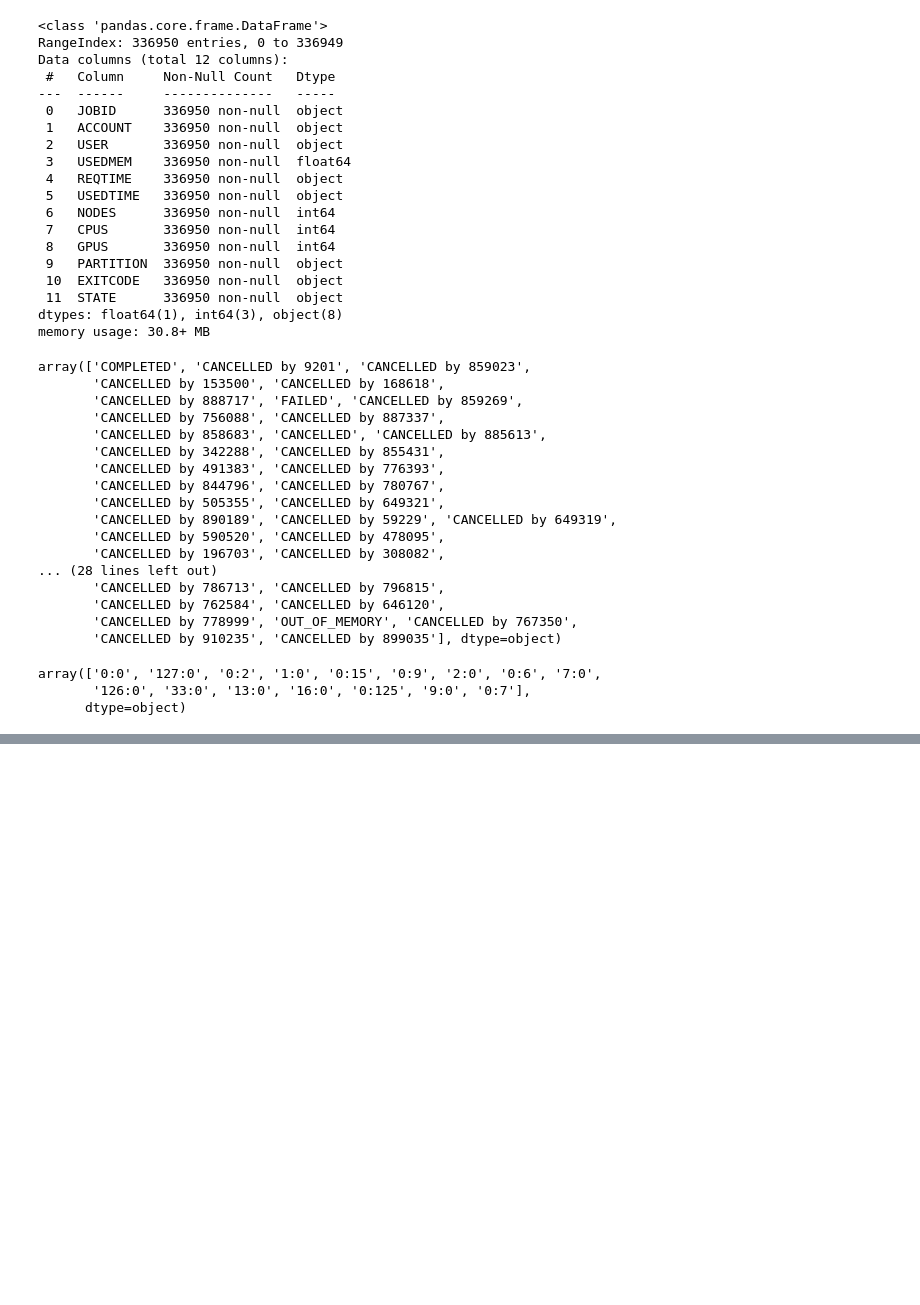
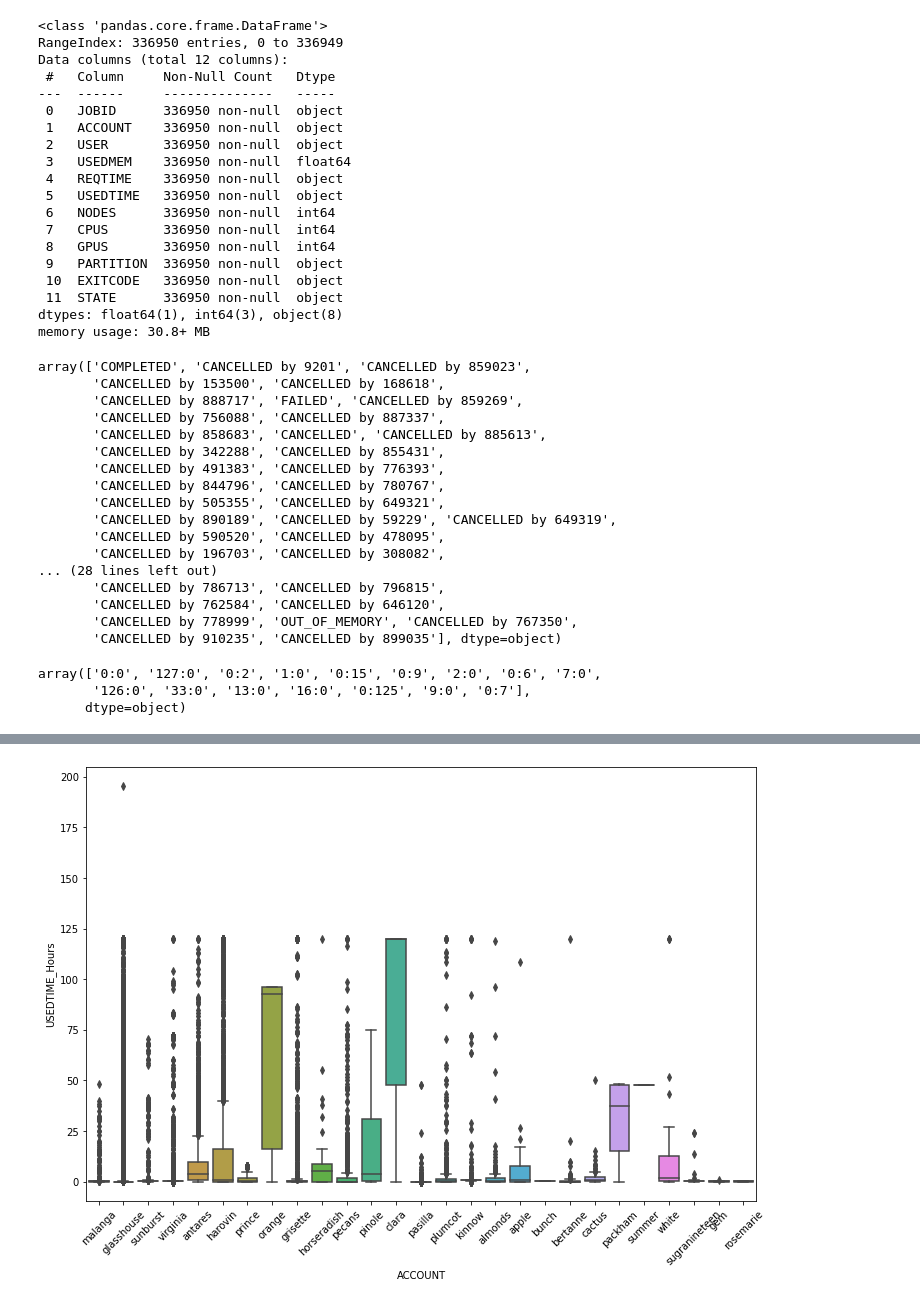
Before and after one commit to ashamaheshwari/accre_vanderbilt_project, a Jupyter notebook: AM_ACCRE.ipynb, the cells around one changed output, grey strips where cells are left out. Drawn from its saved outputs; the diff is of its cells as text; code cells hidden in the pictures; blank space fills up the shorter version.

Commit message:
Working on Questions and plots

```diff
--- a/AM_ACCRE.ipynb
+++ b/AM_ACCRE.ipynb
@@ -97,0 +142,35 @@ array(['0:0', '127:0', '0:2', '1:0', '0:15', '0:9', '2:0', '0:6', '7:0',
+# %%
+
+def time_to_hours(col): # Where col is a series gotten from the dataframe
+
+    # Each row in USEDTIME/REQTIME is of the format:
+    # Days-H:M:S
+    # So we should be able to just take every value and convert them to seconds, then convert that final number to hours
+
+    output_col = []
+    for item in col:
+        total_seconds = 0
+        # item should be a string, ie 2-10:19:00
+        # Split based on the :
+        values = item.split(":")
+
+        # Using the example 2-10:19:00
+        total_seconds += float(values[2])       # 00
+        total_seconds += float(values[1]) * 60  # 19
+
+        # We can't just add values[0] because there's a chance it has a day attached to it
+        # So values[0] may actually "2-10"
+        if "-" in values[0]:
+            day_split = values[0].split("-")
+            total_seconds += float(day_split[1]) * 60 * 60      # 10
+            total_seconds += float(day_split[0]) * 60 * 60 * 24 # 2
+        else:
+            total_seconds += float(values[0]) * 60 * 60         # 10
+
+        # Convert seconds to hours
+        total_hours = total_seconds / 60 / 60
+        output_col.append(total_hours)
+    return output_col
+# %%
+ACCRE['REQTIME_Hours']=time_to_hours(ACCRE['REQTIME'])
+ACCRE
@@ -97,0 +191,3 @@ array(['0:0', '127:0', '0:2', '1:0', '0:15', '0:9', '2:0', '0:6', '7:0',
+# %%
+ACCRE['USEDTIME_Hours']=time_to_hours(ACCRE['USEDTIME'])
+ACCRE
@@ -97,0 +208,3 @@ array(['0:0', '127:0', '0:2', '1:0', '0:15', '0:9', '2:0', '0:6', '7:0',
+# %%
+ACCRE_Completed = ACCRE[ACCRE['STATE']== 'COMPLETED']
+ACCRE_Completed
@@ -97,0 +241,6 @@ array(['0:0', '127:0', '0:2', '1:0', '0:15', '0:9', '2:0', '0:6', '7:0',
+# %%
+fig, ax = plt.subplots(figsize = (12,8))
+sns.boxplot(data = ACCRE_Completed , x ='ACCOUNT', y ='USEDTIME_Hours')
+plt.xticks(rotation = 45);
+# %% [output]
+[figure, added]
```
Also changed, not shown: parts of 28 cells of this notebook.
